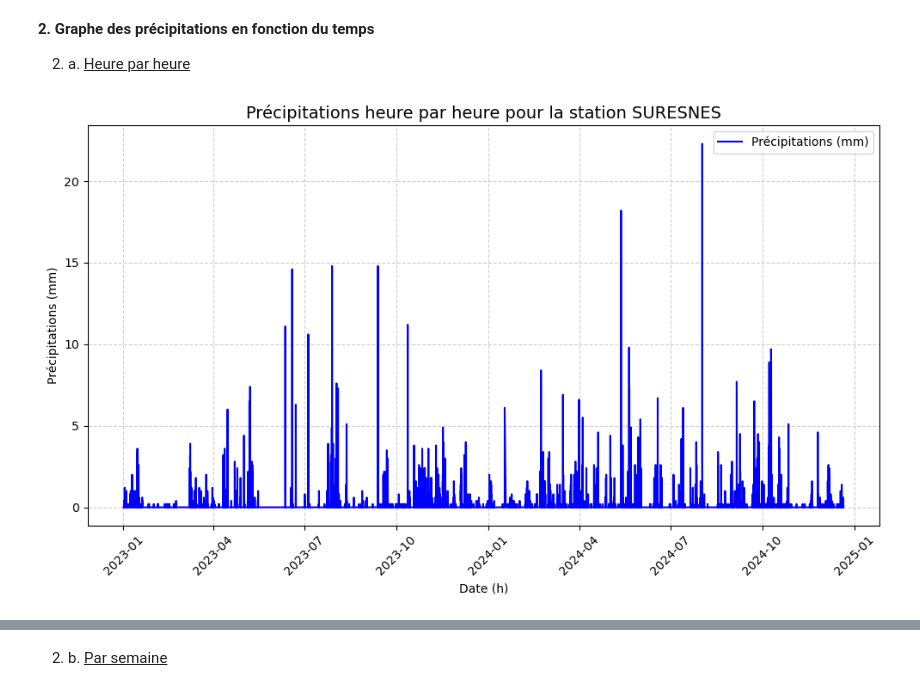
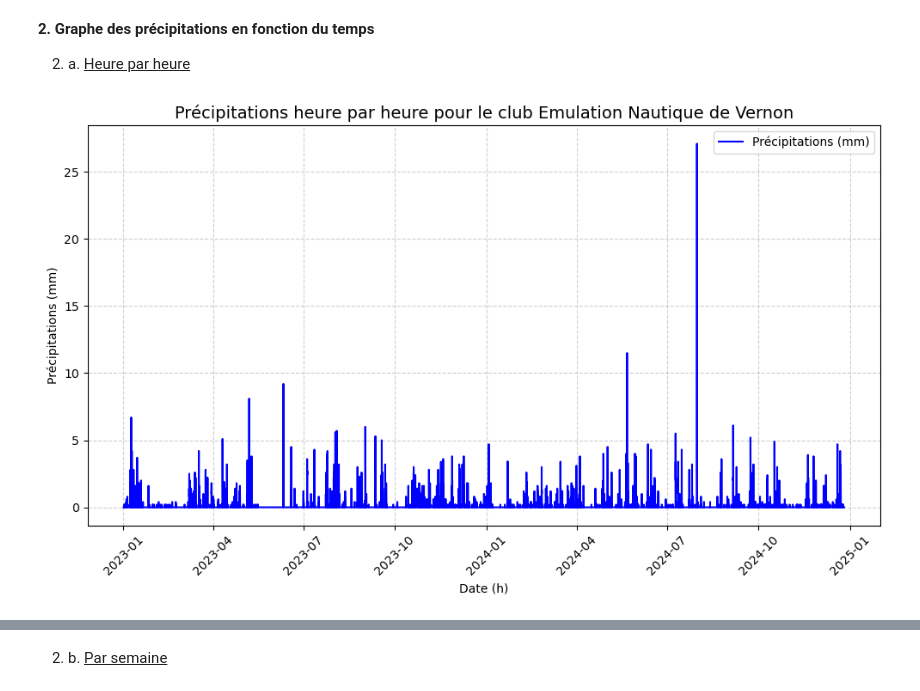
Before and after one commit to vadim-gisserot/Projet-de-Python-Leroux-Gisserot, a Jupyter notebook: notebooks/draft2.ipynb, the cells around one changed output, grey strips where cells are left out. Cells and saved outputs as stored; diff of their text form; code cells hidden in the pictures.

Commit message:
cleaning

```diff
--- a/notebooks/draft2.ipynb
+++ b/notebooks/draft2.ipynb
@@ -98,6 +62,6 @@ meteo_horaire_departement = load_data_from_disk(
 # %%
-meteo_horaire_departement = cleaning_and_organizing(
-                                df=meteo_horaire_departement,
+meteo_horaire = cleaning_and_organizing(
+                                df=meteo_horaire,
                                 columns=["DEPARTMENT_ID", "NOM_USUEL", "AAAAMMJJHH"],
                                 date="AAAAMMJJHH"
                             )
@@ -273,0 +115,3 @@ Les stations dont il faut récupérer les données dans les archives hydrométri
+# %%
+clubs_hydro_meteo = pd.merge(stations_meteo_clubs, stations_hydro_clubs, on=["Club", "Adresse", "LAT", "LON"], how="inner")
+clubs_hydro_meteo
@@ -405,0 +321,5 @@ carte_figures(rivers, stations_meteo, stations_hydro, clubs_aviron)
+# %%
+nom_club = 'Emulation Nautique de Vernon'
+nws = clubs_hydro_meteo.loc[clubs_hydro_meteo['Club'] == nom_club, 'NWS'].iloc[0]
+nhs = clubs_hydro_meteo.loc[clubs_hydro_meteo['Club'] == nom_club, 'NHS'].iloc[0]
+print(f'Les stations météo et hydro les plus proches de {nom_club} sont {nws} et {nhs}')
@@ -410,19 +332,18 @@ carte_figures(rivers, stations_meteo, stations_hydro, clubs_aviron)
 
 2. a. <u>Heure par heure</u>
 # %%
-# On choisit une station au hasard pour les graphiques
-random_station = stations_meteo["NOM_USUEL"].sample(n=1, random_state=0).iloc[0]
-meteo_random_station = station_au_hasard(random_station, meteo_horaire_departement)
+meteo_nws = meteo_horaire[meteo_horaire["NOM_USUEL"] == nws].copy()
+meteo_nws = meteo_nws.dropna(subset=['RR1', 'T'])
 # %%
 trace_graphique(
-    x=meteo_random_station["AAAAMMJJHH"],
-    y=meteo_random_station["RR1"],
-    titre=f"Précipitations heure par heure pour la station {random_station}",
+    x=meteo_nws["AAAAMMJJHH"],
+    y=meteo_nws["RR1"],
+    titre=f"Précipitations heure par heure pour le club {nom_club}",
     xlabel="Date (h)",
     ylabel="Précipitations (mm)",
 )
 # %% [output]
-[figure, old version]
+[figure, new version]
 # %% [markdown]
 Ce graphique détaille les précipitations enregistrées **heure par heure**. Il met en évidence la nature très variable des précipitations, avec de nombreux pics irréguliers.
 - Les pics isolés témoignent de périodes courtes mais **intenses de précipitation**.
```
Also changed, not shown: parts of 47 cells of this notebook, 2 other files.
